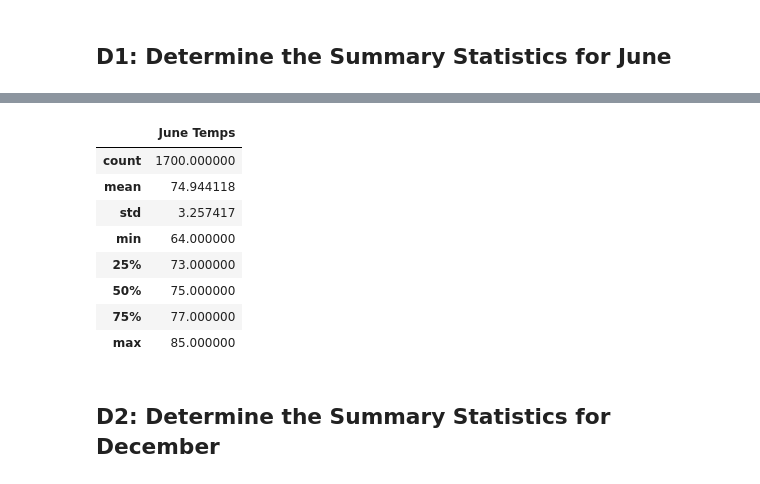
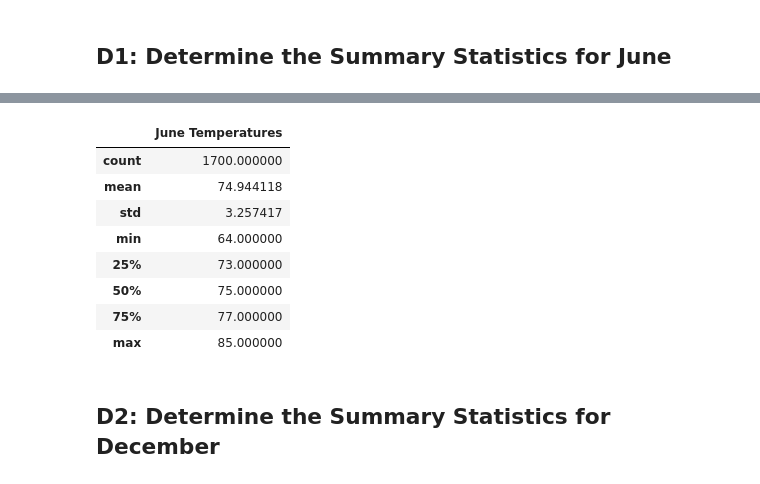
Before and after one commit to roderickspells/surfs_up, a Jupyter notebook: SurfsUp_Challenge.ipynb, the cells around one changed output, grey strips where cells are left out. Drawn from its saved outputs; the diff is of its cells as text; code cells hidden in the pictures.

```diff
--- a/SurfsUp_Challenge.ipynb
+++ b/SurfsUp_Challenge.ipynb
@@ -28,5 +28,5 @@ session = Session(engine)
 from sqlalchemy import extract
 
 # 2. Write a query that filters the Measurement table to retrieve the temperatures for the month of June.
-june_temp = []
-june_temp = session.query(Measurement.date, Measurement.tobs).filter(extract('month',Measurement.date)==6).all()
+june_temperature = []
+june_temperature = session.query(Measurement.date, Measurement.tobs).filter(extract('month',Measurement.date)==6).all()
@@ -56,5 +56,5 @@ june_temp_list = list(june_temp)
 # %%
 # 4. Create a DataFrame from the list of temperatures for the month of June.
-june_temp_df = pd.DataFrame(june_temp, columns=['Date','June Temps'])
-print(june_temp_df.to_string(index=False))
+june_temperature_df = pd.DataFrame(june_temperature, columns=['Date','June Temperatures'])
+print(june_temperature_df.to_string(index=False))
 # %% [output]
@@ -78,8 +78,8 @@ print(june_temp_df.to_string(index=False))
 # %%
 # 5. Calculate and print out the summary statistics for the June temperature DataFrame.
-june_temp_df.describe()
+june_temperature_df.describe()
 # %% [output]
-|  | June Temps |
+|  | June Temperatures |
 | count | 1700.000000 |
 | mean | 74.944118 |
 | std | 3.257417 |
```
Also changed, not shown: parts of 9 cells of this notebook, 2 other files.
